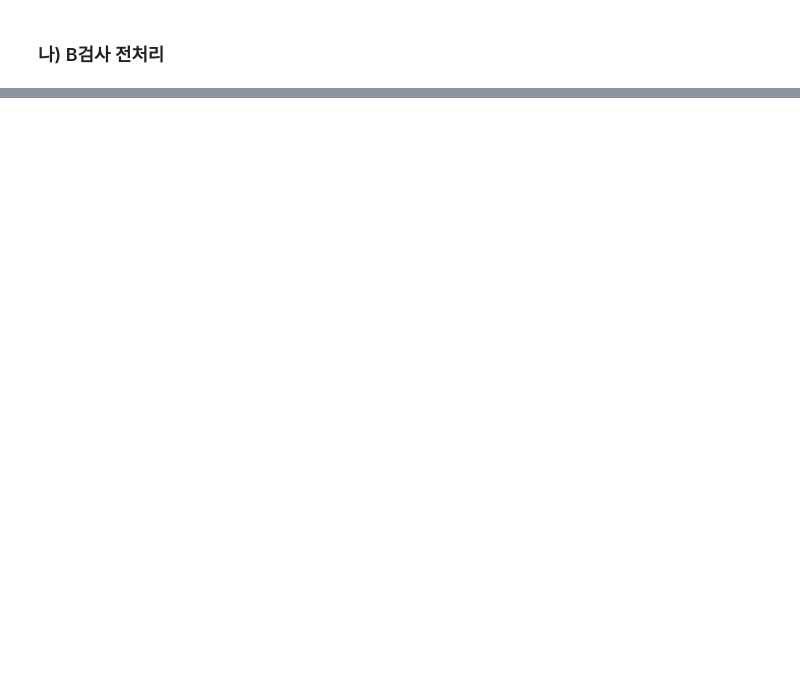
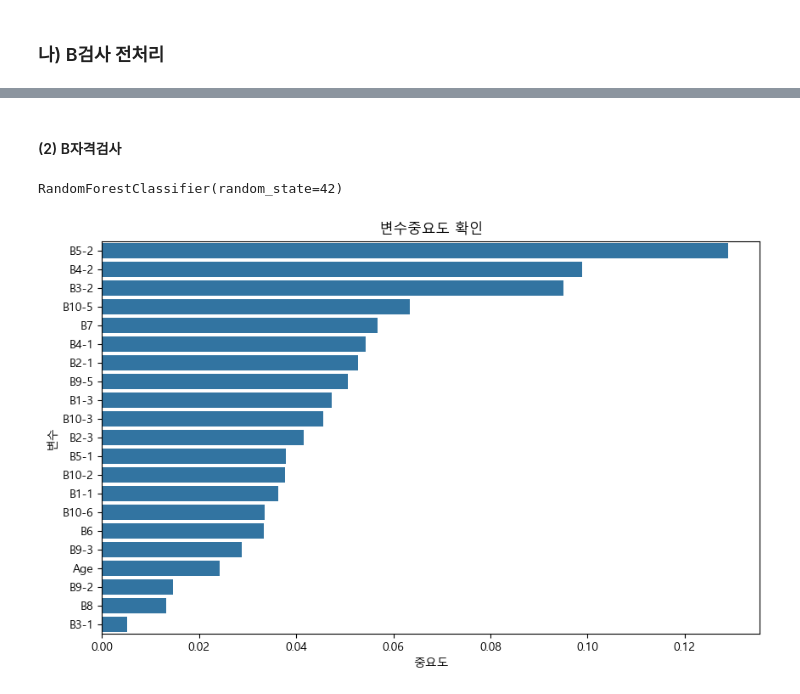
Before and after one commit to Decoyer-71/Traffic_accident_prediction_dacon, a Jupyter notebook: analysis_report.ipynb, the cells around one changed output, grey strips where cells are left out. Saved outputs shown, nothing was run; the diff lists cells and outputs as text; code cells hidden in the pictures; blank space fills up the shorter version.

```diff
--- a/analysis_report.ipynb
+++ b/analysis_report.ipynb
@@ -405,0 +618,26 @@ len(sel_train_b_df['B1-1'][0].split(','))
+# %% [markdown]
+#### (2) B자격검사
+# %%
+train_b_set['Age'] = train_b_set['Age'].apply(convert_age_to_numeric)
+# %%
+# 분석에 불필요한 변수 제거
+X_train_df = train_b_set[['Age', 'B1-1', 'B1-3', 'B2-1', 'B2-3', 'B3-1', 'B3-2', 'B4-1', 'B4-2', 'B5-1', 'B5-2', 'B6',
+                          'B7', 'B8', 'B9-2', 'B9-3', 'B9-5', 'B10-2', 'B10-3', 'B10-5', 'B10-6']]
+y_train_df = train_b_set['Label']
+# %%
+# RandomForest를 활용한 특성 중요도 확인
+rf_b_model = RandomForestClassifier(n_estimators=100, random_state=42)
+rf_b_model.fit(X_train_df, y_train_df)
+# %% [output]
+RandomForestClassifier(random_state=42)
+# %%
+# 특성중요도 시각화
+feature_importance = pd.Series(rf_b_model.feature_importances_, index = X_train_df.columns).sort_values(ascending=False)
+plt.figure(figsize=(10, 6))
+sns.barplot(x=feature_importance.values, y=feature_importance.index)
+plt.title('변수중요도 확인')
+plt.xlabel('중요도')
+plt.ylabel('변수')
+plt.show()
+# %% [output]
+[figure, added]
```
Also changed, not shown: parts of 23 cells of this notebook.
